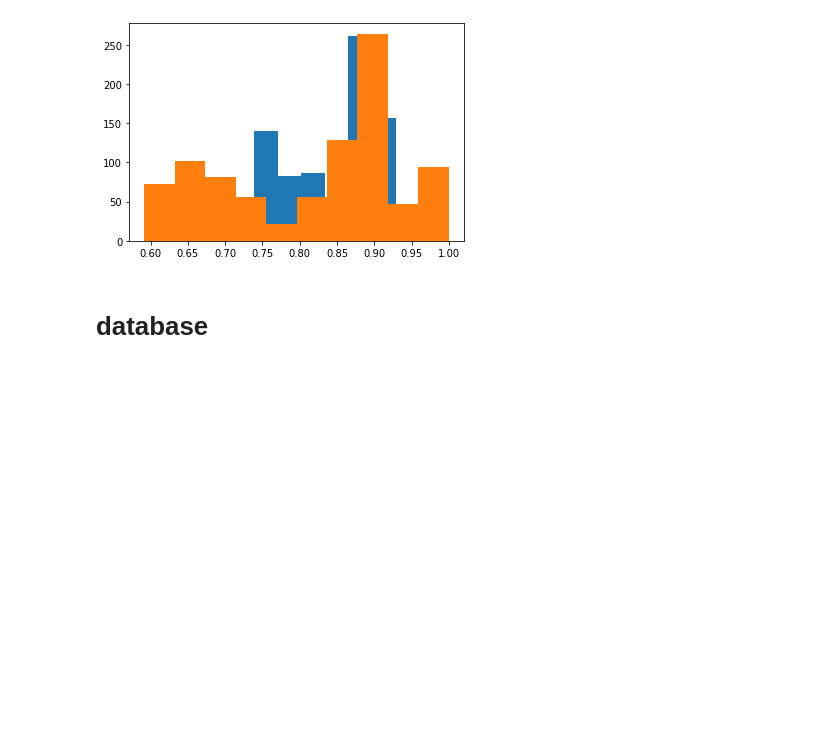
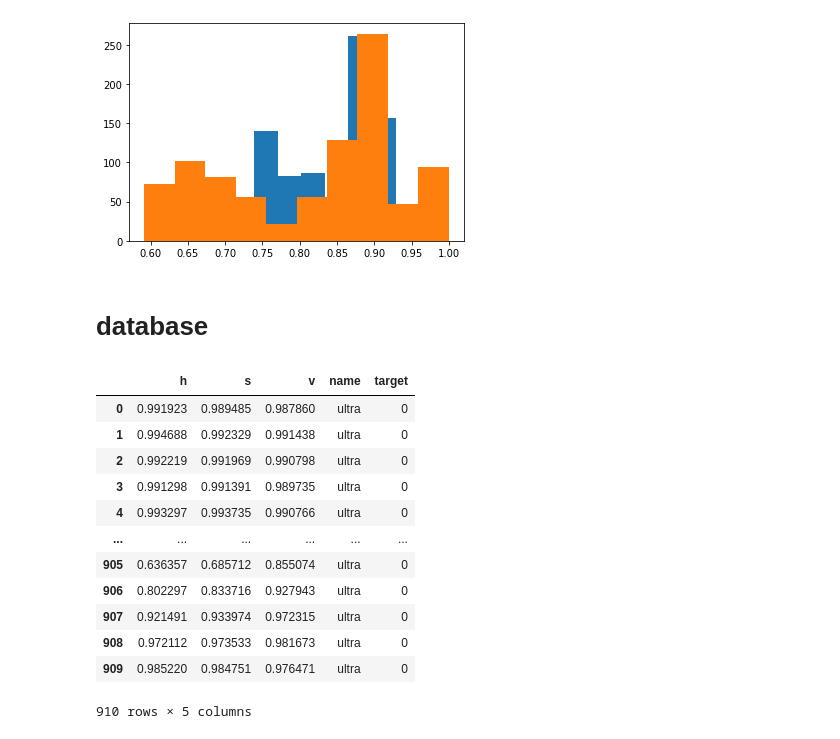
Before and after one commit to skyelong/Insight_Project_old, a Jupyter notebook: color_clusters.ipynb, the cells around one changed output. Cells and saved outputs as stored; diff of their text form; code cells hidden in the pictures; blank space fills up the shorter version.

```diff
--- a/color_clusters.ipynb
+++ b/color_clusters.ipynb
@@ -75,0 +77,22 @@ plt.hist(pthalo_means[:,2])
+# %%
+ultra_df = pd.DataFrame(ultra_means, columns=['h','s','v'])
+# %%
+ultra_df['name'] = 'ultra'
+# %%
+ultra_df['target'] = 0
+# %%
+ultra_df
+# %% [output]
+|  | h | s | v | name | target |
+| 0 | 0.991923 | 0.989485 | 0.987860 | ultra | 0 |
+| 1 | 0.994688 | 0.992329 | 0.991438 | ultra | 0 |
+| 2 | 0.992219 | 0.991969 | 0.990798 | ultra | 0 |
+| 3 | 0.991298 | 0.991391 | 0.989735 | ultra | 0 |
+| 4 | 0.993297 | 0.993735 | 0.990766 | ultra | 0 |
+| ... | ... | ... | ... | ... | ... |
+| 905 | 0.636357 | 0.685712 | 0.855074 | ultra | 0 |
+| 906 | 0.802297 | 0.833716 | 0.927943 | ultra | 0 |
+| 907 | 0.921491 | 0.933974 | 0.972315 | ultra | 0 |
+| 908 | 0.972112 | 0.973533 | 0.981673 | ultra | 0 |
+| 909 | 0.985220 | 0.984751 | 0.976471 | ultra | 0 |
+910 rows × 5 columns
```
Also changed, not shown: parts of 10 cells of this notebook.
